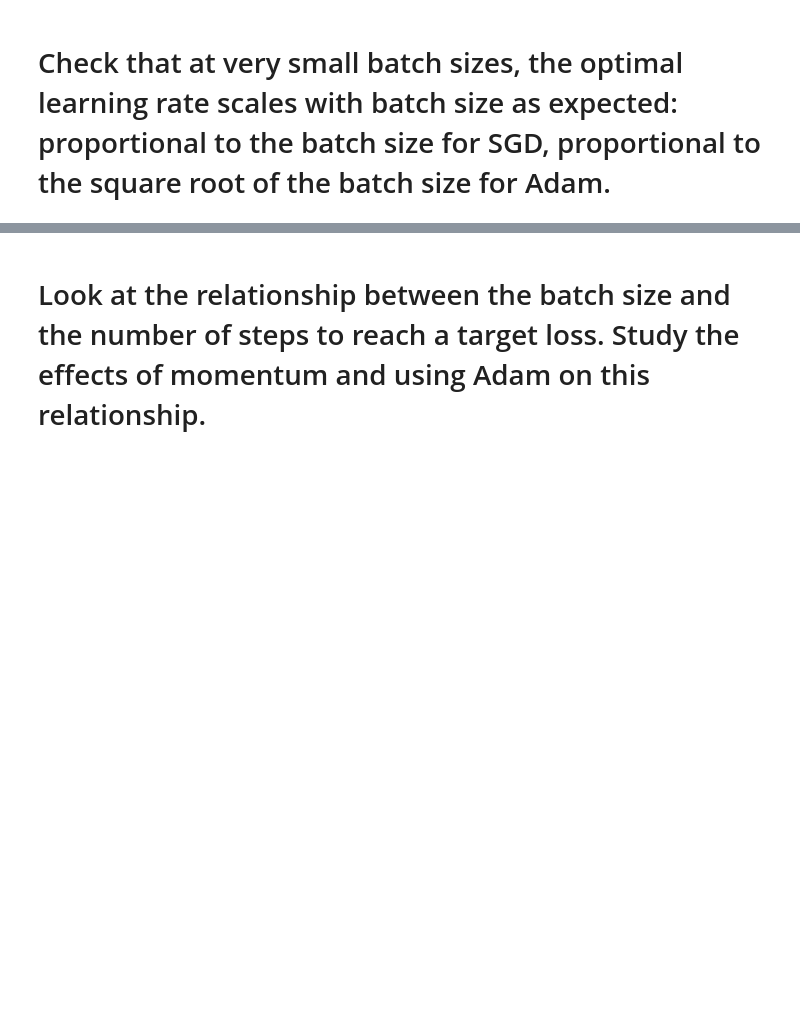
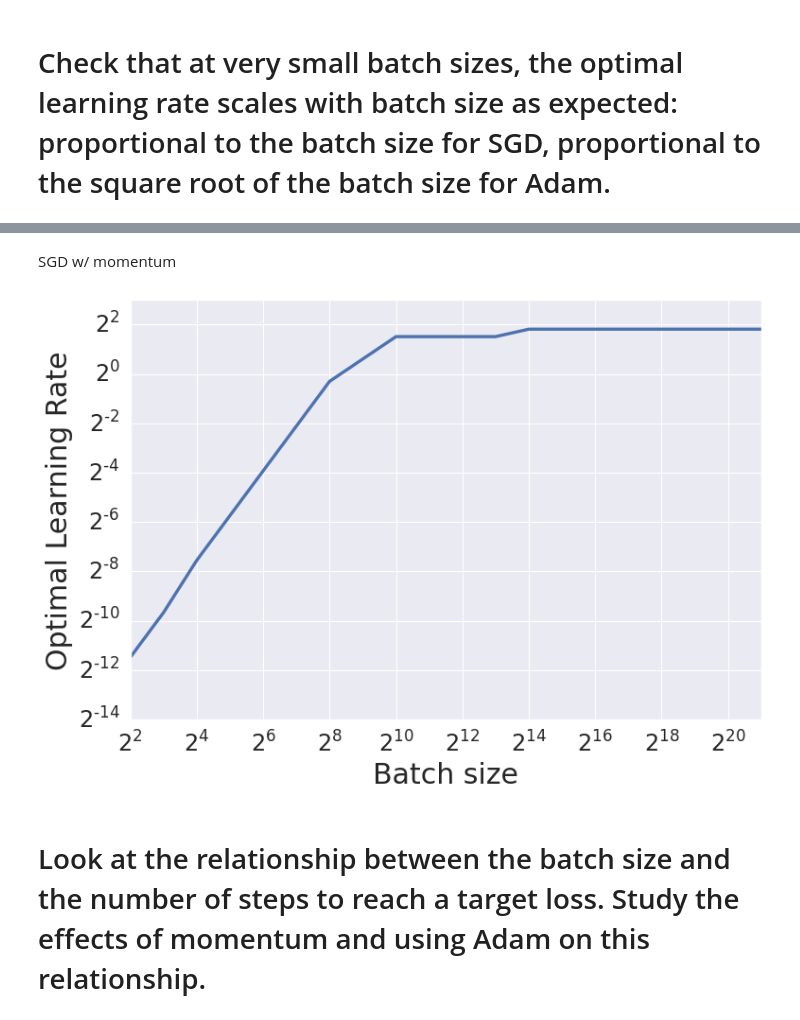
Before and after one commit to ckkissane/deep_learning_curriculum, a Jupyter notebook: solutions/4_Optimization.ipynb, the cells around one changed output, grey strips where cells are left out. Drawn from its saved outputs; the diff is of its cells as text; code cells hidden in the pictures; blank space fills up the shorter version.

Commit message:
add sgd w/ momentum

```diff
--- a/solutions/4_Optimization.ipynb
+++ b/solutions/4_Optimization.ipynb
@@ -158,0 +213,21 @@ plt.tight_layout()
+# %% [markdown]
+SGD w/ momentum
+# %%
+def grid_search_lr_wm(h, sigma_sq, s_init, C, momentum=None):
+    lrates = torch.logspace(-8, 1, 100)
+
+    if momentum is None:
+        momentums = 1 - torch.logspace(-5, 0, 20)
+    else:
+        momentums = [momentum]
+    best = float('inf')
+    best_lrate = 0.0
+    best_momentum = 0.0
+    for lrate in lrates:
+        for momentum in momentums:
+            ttl = time_to_loss_wm(h, sigma_sq, s_init, lrate, momentum, C)
+            if ttl < best:
+                best = ttl
+                best_lrate = lrate
+                best_momentum = momentum
+    return best, best_lrate, best_momentum
@@ -159,2 +250,10 @@ plt.tight_layout()
+# %%
+plt.loglog(batch_sizes, optimal_lrs_wm, basex=2, basey=2)
+plt.ylim(2 ** (-14), 2 ** 3)
+plt.xlabel("Batch size")
+plt.ylabel("Optimal Learning Rate")
+plt.tight_layout()
+# %% [output]
+[figure, added]
 # %% [markdown]
 # Look at the relationship between the batch size and the number of steps to reach a target loss. Study the effects of momentum and using Adam on this relationship.
```
Also changed, not shown: parts of 13 cells of this notebook.
